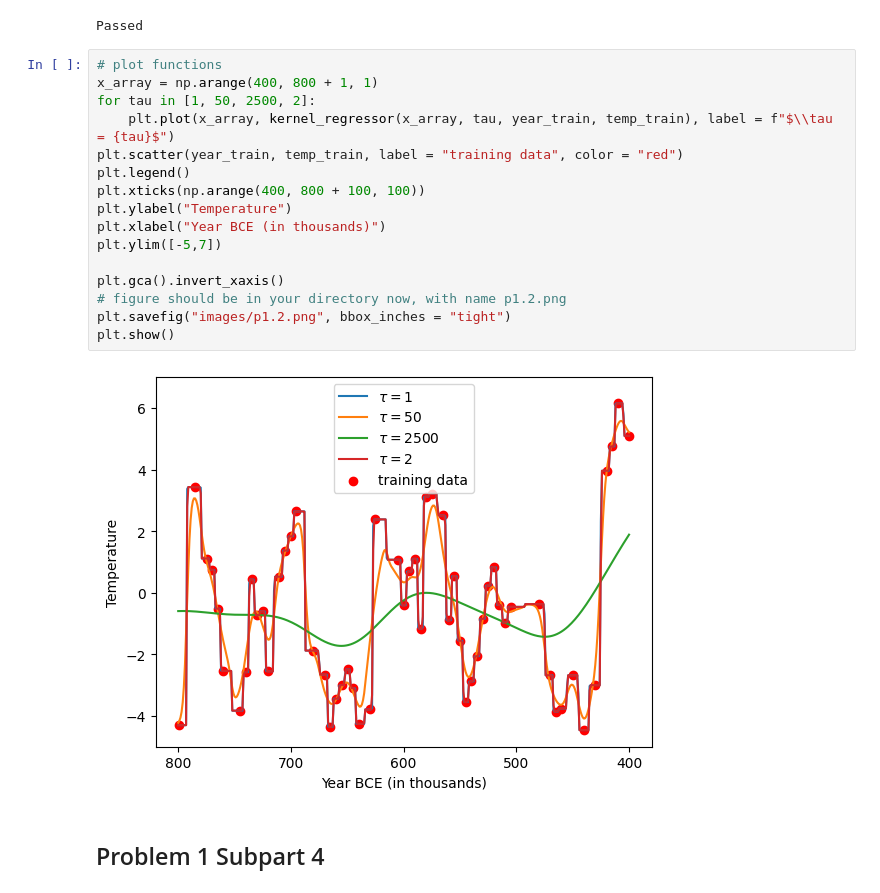
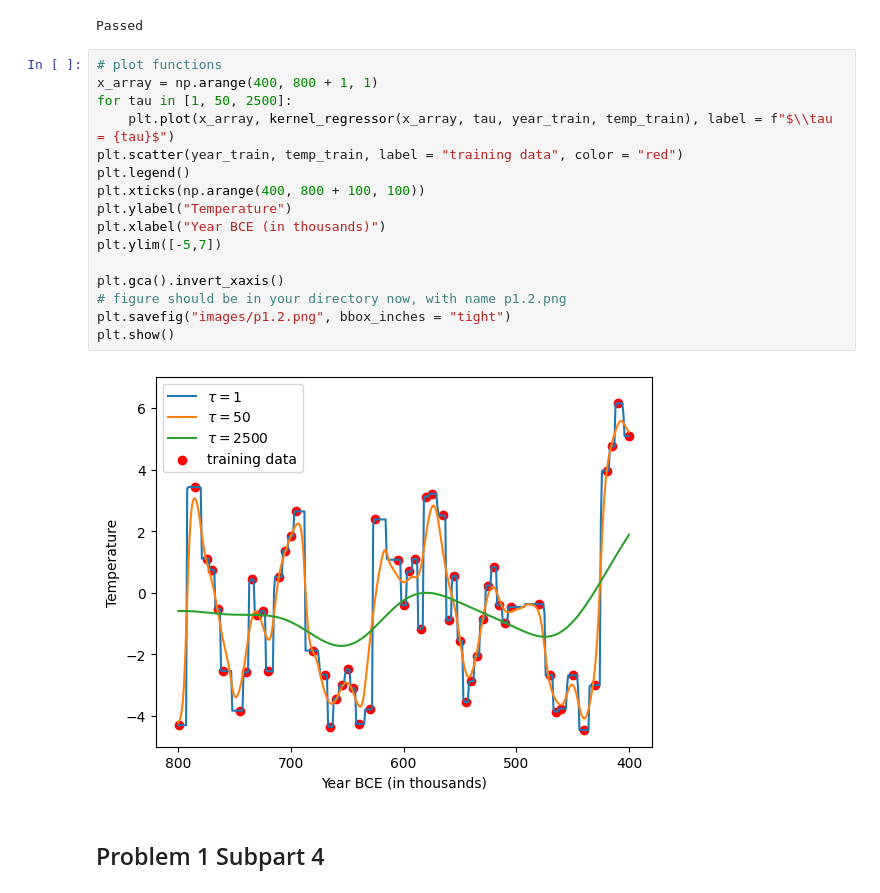
Before and after one commit to aidantai/cs181-s23-homeworks, a Jupyter notebook: hw1/main_hw1_blank.ipynb, the cells around one changed output. Drawn from its saved outputs; the diff is of its cells as text.

```diff
--- a/hw1/main_hw1_blank.ipynb
+++ b/hw1/main_hw1_blank.ipynb
@@ -65,21 +65,21 @@ Passed
 # %%
 # plot functions
 x_array = np.arange(400, 800 + 1, 1)
-for tau in [1, 50, 2500, 2]:
+for tau in [1, 50, 2500]:
     plt.plot(x_array, kernel_regressor(x_array, tau, year_train, temp_train), label = f"$\\tau = {tau}$")
 plt.scatter(year_train, temp_train, label = "training data", color = "red")
 plt.legend()
 plt.xticks(np.arange(400, 800 + 100, 100))
 plt.ylabel("Temperature")
 plt.xlabel("Year BCE (in thousands)")
 plt.ylim([-5,7])
 
 plt.gca().invert_xaxis()
 # figure should be in your directory now, with name p1.2.png
 plt.savefig("images/p1.2.png", bbox_inches = "tight")
 plt.show()
 # %% [output]
-[figure, old version]
+[figure, new version]
 # %% [markdown]
 ## Problem 1 Subpart 4
 # %%
```
Also changed, not shown: parts of 6 cells of this notebook, 4 other files.
